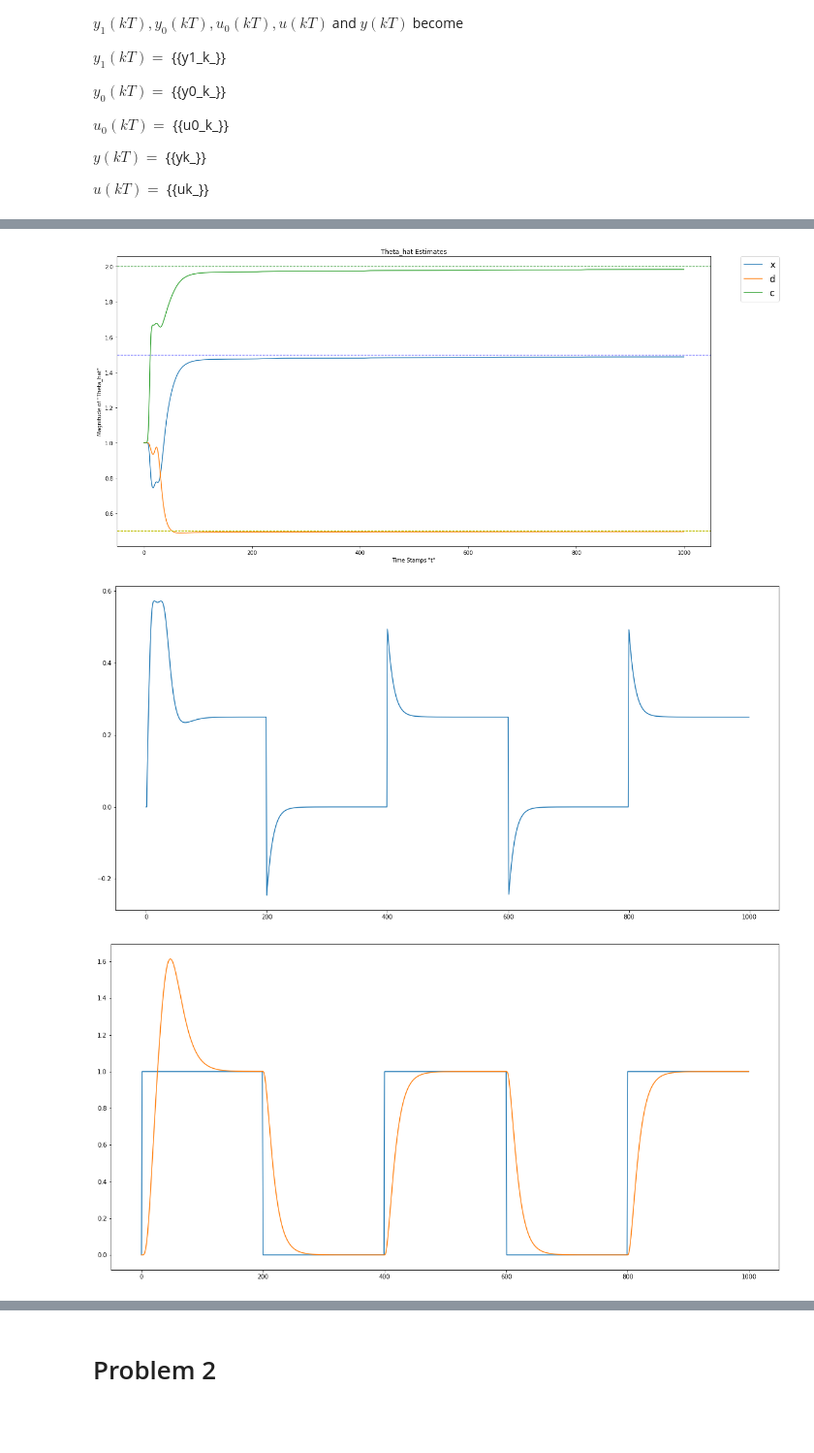
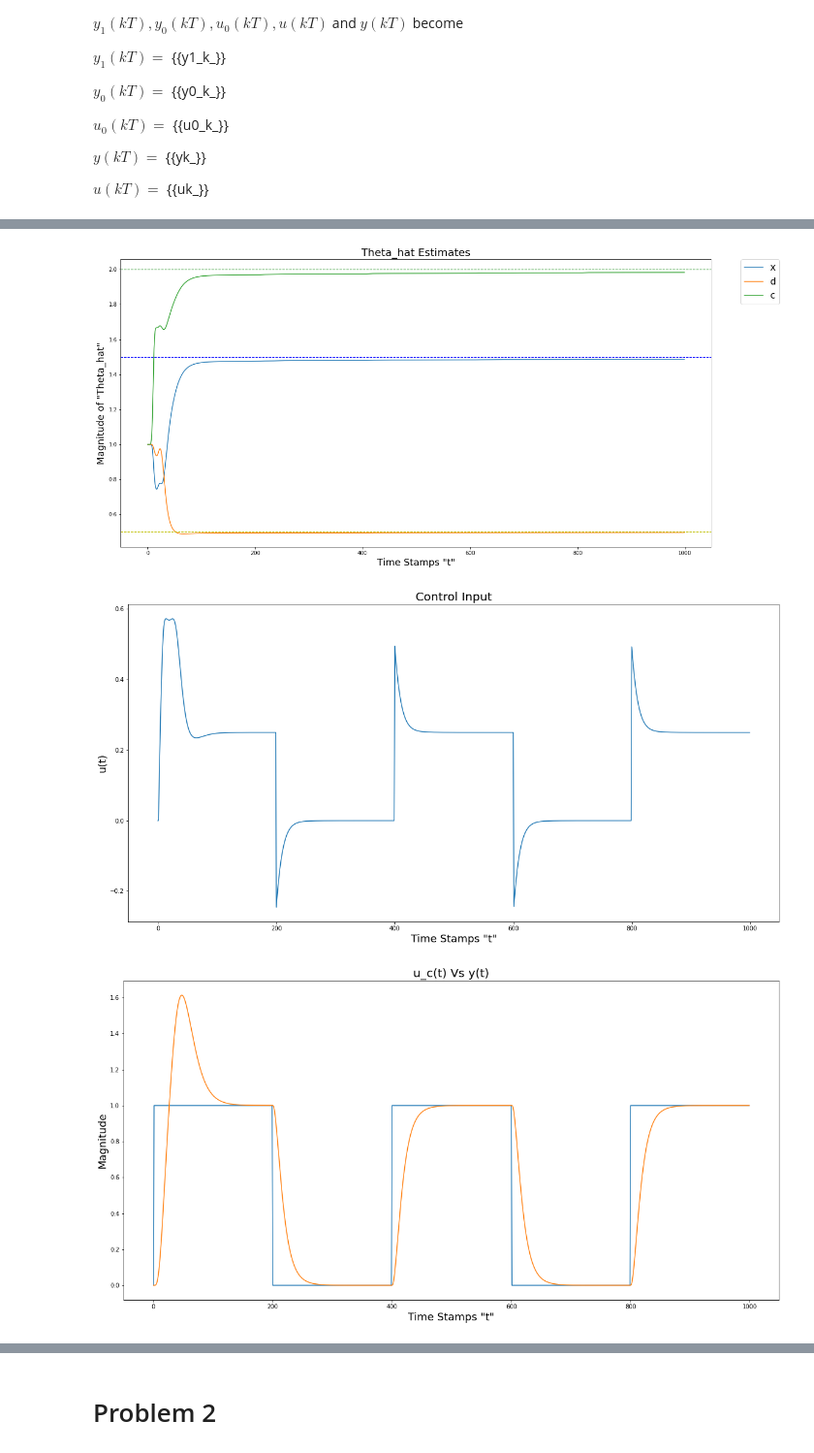
Before and after one commit to cplan082-tech/Adaptive_Control, a Jupyter notebook: assignments/A2/Clive_Plante_hw2.ipynb, the cells around one changed output, grey strips where cells are left out. Shown at 97% size. Drawn from its saved outputs; the diff is of its cells as text; code cells hidden in the pictures; blank space fills up the shorter version.

```diff
--- a/assignments/A2/Clive_Plante_hw2.ipynb
+++ b/assignments/A2/Clive_Plante_hw2.ipynb
@@ -44,9 +44,9 @@ def theta_hat_ploter(df, theta0, title, line_width=1.2):
     for i in range(len(theta0)):
         graph.axhline(y=theta0[i], color=lst_color[i], linestyle='--', linewidth=line_width, label=lst_labels[i])
 
-    plt.title(title)
-    plt.ylabel('Magnitude of "Theta_hat"')
-    plt.xlabel('Time Stamps "t"')
+    plt.title(title, fontsize=20)
+    plt.ylabel('Magnitude of "Theta_hat"', fontsize=18)
+    plt.xlabel('Time Stamps "t"', fontsize=18)
     plt.legend(bbox_to_anchor=(1.05, 1),
                loc=2,
                borderaxespad=0,
@@ -192,5 +184,7 @@ $\Rightarrow y_2(s) = -xy_1(s) - dy_0(s) + cu_0(s)$
 # %% [markdown]
 ### Bilinear Transformation of Filtered ODE
 # %%
-H_f = 1/Am
+# Filter
+H_f = (1/Am)
+H_f_p = (H_f).subs(s,p)
 # %% [markdown]
@@ -271,6 +275,7 @@ $\displaystyle \frac{T^{2} - 4 T + 4}{T^{2} + 4 T + 4}$
 # %%
-y2_k, y2_k_1, y2_k_2 = sp.symbols('y_{2}(k) y_{2}(k-1) y_{2}(k-2)')
+y2_k, y2_k_1, y2_k_2 = sp.symbols('y_{f2}(k) y_{f2}(k-1) y_{f2}(k-2)')
 
-equ = sp.Eq(y2_k, -y2_k_1*aH_fy2[1] - y2_k_2*aH_fy2[2] + y_k*bH_fy2[0] + y_k_1*bH_fy2[1] + y_k_2*bH_fy2[2])
+y2_k_eq = -y2_k_1*aH_fy2[1] - y2_k_2*aH_fy2[2] + y_k*bH_fy2[0] + y_k_1*bH_fy2[1] + y_k_2*bH_fy2[2]
+
+equ = sp.Eq(y2_k, y2_k_eq)
 yk = sp.solve(equ, y_k)[0]
-yk
@@ -432,57 +391,69 @@ plt.plot(u_c)
 # %%
-sample_depth = int(100/T_val)
+sample_depth = int(100/T_val) # 1000 samples totalling 100 seconds (since sample time T is 0.1 secons)
 sample_range = range(sample_depth)
 starting_samples = 2
 
+# calculation of input signal
 t = [i for i in sample_range]
 u_c = np.ones(sample_depth)
 u_c[np.where([m.sin(t[i]*m.pi*T_val/20)<=0 for i in sample_range])] = 0
 
+# actual plant parameters
 c = 2
 d = 0.5
 x = d + 1
 
+
 theta0 = np.array([x, d, c]).reshape(-1,1)
-theta_hat = [np.array([1]*3).reshape(-1,1) for _ in range(starting_samples)]
+theta_hat = [np.array([1]*3).reshape(-1,1) for _ in range(starting_samples)] # list for storing estimated parameters
 
 y = [0]*starting_samples
 u = [0]*starting_samples
 
+# starting filtered signal values
 y2 = [0]*starting_samples
 y1 = [0]*starting_samples
 y0 = [0]*starting_samples
 u0 = [0]*starting_samples
 
-lam = 0
+lam = 0 # forgeting factor
 I = np.identity(3)
-p = 1000*I
+p = 1000*I # P matrix
 
 for k in range(2,sample_depth):
     phi = np.array([-y1[-1], -y0[-1], u0[-1]]).reshape(-1,1)
 
     theta_hat.append(theta_hat[-1] + T_val*(p@phi)*(phi.T@theta0 - phi.T@theta_hat[-1]))
     p = p + T_val*(lam*I - p@phi@phi.T)@p
 
     y2.append(np.reshape(phi.T@theta0, ()))
 
     y.append(np.reshape(yk_func(y2[k], y2[k-1], y2[k-2], y[k-1], y[k-2]), ()))
     u.append(np.reshape(uk_func(u[k-1], u_c[k], u_c[k-1], y[k], y[k-1], theta_hat[-1][2], theta_hat[-1][1]), ()))
 
-
     y1.append(np.reshape(y1_k_func(y[k], y[k-2], y1[k-1], y1[k-2]), ()))
     y0.append(np.reshape(y0_k_func(y[k], y[k-1], y[k-2], y0[k-1], y0[k-2]), ()))
     u0.append(np.reshape(u0_k_func(u[k], u[k-1], u[k-2], u0[k-1], u0[k-2]), ()))
 
-
+# ploting of estimated parameters
 df_theta = pd.DataFrame(np.asarray(theta_hat).reshape(-1,3,), columns=['x', 'd', 'c'])
 theta_hat_ploter(df_theta, theta0, 'Theta_hat Estimates')
+
+# ploting of control sig
 plt.plot(t,u)
+plt.title('Control Input', fontsize=20)
+plt.ylabel('u(t)', fontsize=18)
+plt.xlabel('Time Stamps "t"', fontsize=18)
 plt.show()
 
+# ploting of input vs output
 plt.plot(t,u_c)
 plt.plot(t,y)
+plt.title('u_c(t) Vs y(t)', fontsize=20)
+plt.ylabel('Magnitude', fontsize=18)
+plt.xlabel('Time Stamps "t"', fontsize=18)
 plt.show()
 # %% [output]
-[figure, old version]
+[figure, new version]
-[figure, old version]
+[figure, new version]
-[figure, old version]
+[figure, new version]
```
Also changed, not shown: parts of 20 cells of this notebook.
